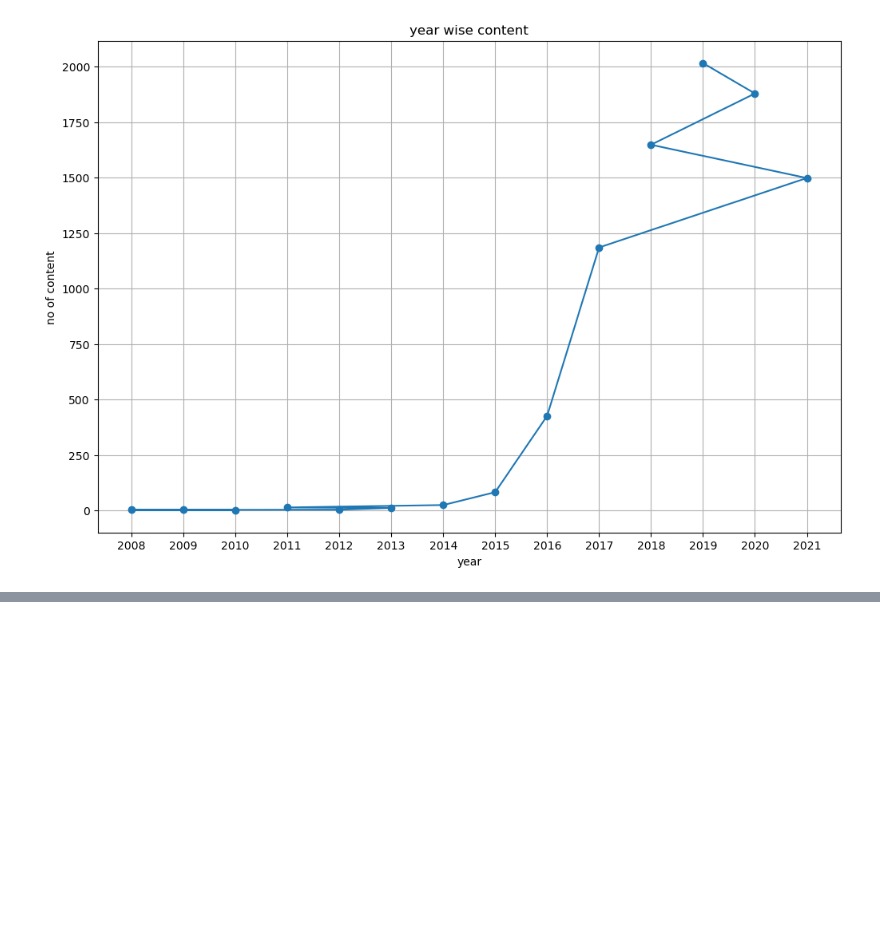
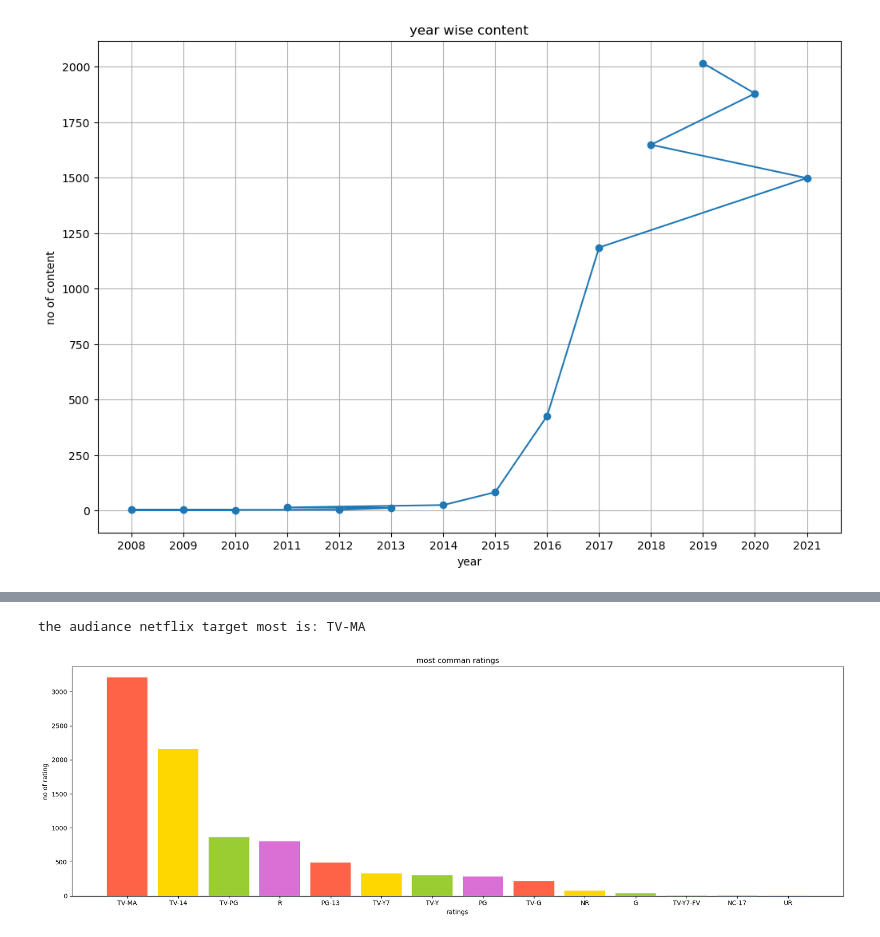
Before and after one commit to VikasBadal08/netflix_analys, a Jupyter notebook: eda.ipynb, the cells around one changed output, grey strips where cells are left out. Cells and saved outputs as stored; diff of their text form; code cells hidden in the pictures; blank space fills up the shorter version.

```diff
--- a/eda.ipynb
+++ b/eda.ipynb
@@ -90,0 +150,18 @@ Name: count, dtype: int64
+# %%
+x=df['rating'].value_counts().idxmax()
+print(f"the audiance netflix target most is: {x}")
+# %% [output]
+the audiance netflix target most is: TV-MA
+# %%
+df['rating'].value_counts()
+plt.figure(figsize=(18,6))
+plt.bar(df['rating'].value_counts().index,
+        df['rating'].value_counts().values,
+        color=['tomato', 'gold', 'yellowgreen', 'orchid'])
+plt.title("most comman ratings")
+plt.xlabel("ratings")
+plt.ylabel('no of rating')
+plt.tight_layout()
+plt.show()
+# %% [output]
+[figure, added]
```
Also changed, not shown: parts of 4 cells of this notebook.
